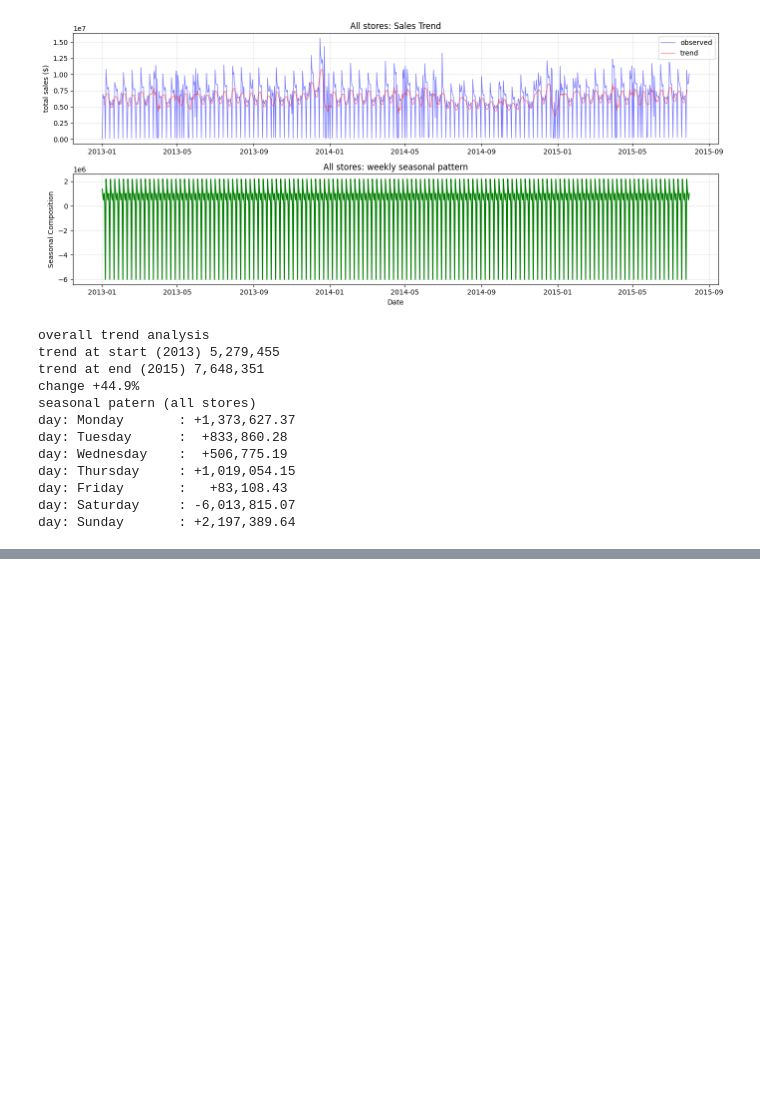
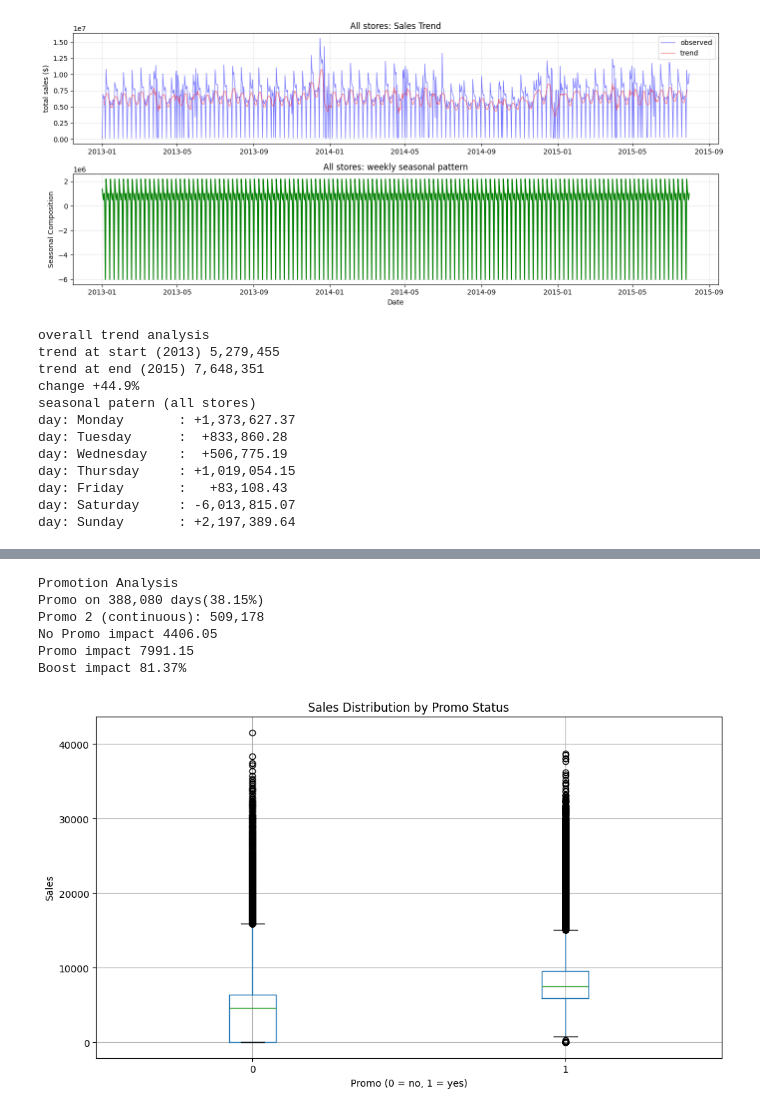
Before and after one commit to Dereger325/sales-forecasting, a Jupyter notebook: sales_forecasting.ipynb, the cells around one changed output, grey strips where cells are left out. Saved outputs shown, nothing was run; the diff lists cells and outputs as text; code cells hidden in the pictures; blank space fills up the shorter version.

Commit message:
Day 3 completed - Feature engineering completed: 30 features, + 81% promo impact discovered

```diff
--- a/sales_forecasting.ipynb
+++ b/sales_forecasting.ipynb
@@ -466,0 +597,24 @@ day: Sunday       : +2,197,389.64
+# %%
+print('Holiday Analysis')
+print('State Holidays: ')
+print(train_full['StateHoliday'].value_counts())
+print('School Holidays: ')
+print(train_full['SchoolHoliday'].value_counts())
+
+train_full['IsStateHoliday'] = (train_full['StateHoliday'] != '0').astype(int)
+train_full['IsChristmas'] = (train_full['StateHoliday'] == 'c').astype(int)
+train_full['IsEaster'] = (train_full['StateHoliday'] == 'b').astype(int)
+
+train_full['IsSchoolHoliday'] = train_full['SchoolHoliday']
+
+print('\nHoliday Features')
+print(f'State holidays: {train_full['IsStateHoliday'].sum():,}')
+print(f'Chrishtmas holidays: {train_full['IsChristmas'].sum():,}')
+print(f'Easter Holidays: {train_full['IsEaster'].sum():,}')
+print(f'School Holidays: {train_full['IsSchoolHoliday'].sum():,}')
+
+print('\nHoliday impact on sales')
+holiday_impact = train_full.groupby('IsStateHoliday')['Sales'].mean()
+print(f'No state Holiday {holiday_impact[0]:,.2f}$')
+print(f'State Holiday {holiday_impact[1]:,.2f}$')
+print(f'Impact: {(holiday_impact[1] / holiday_impact[0] - 1 ) * 100:+.2f}%')
@@ -466,0 +639,26 @@ day: Sunday       : +2,197,389.64
+# %%
+print('Promotion Analysis')
+print(f'Promo on {train_full['Promo'].sum():,} days({train_full['Promo'].mean() * 100:.2f}%)')
+print(f'Promo 2 (continuous): {train_full['Promo2'].sum():,}')
+promo_impact = train_full.groupby('Promo')['Sales'].mean()
+print(f'No Promo impact {promo_impact[0]:.2f}')
+print(f'Promo impact {promo_impact[1]:.2f}')
+print(f'Boost impact {(promo_impact[1] / promo_impact[0] - 1) * 100:.2f}%')
+# %% [output]
+Promotion Analysis
+Promo on 388,080 days(38.15%)
+Promo 2 (continuous): 509,178
+No Promo impact 4406.05
+Promo impact 7991.15
+Boost impact 81.37%
+# %%
+fig , ax = plt.subplots(figsize = (10,6))
+train_full.boxplot(column = 'Sales',by = 'Promo',ax=ax)
+ax.set_xlabel('Promo (0 = no, 1 = yes)')
+ax.set_ylabel('Sales')
+ax.set_title('Sales Distribution by Promo Status')
+plt.suptitle('')
+plt.tight_layout()
+plt.show()
+# %% [output]
+[figure, added]
```
Also changed, not shown: parts of 10 cells of this notebook.
